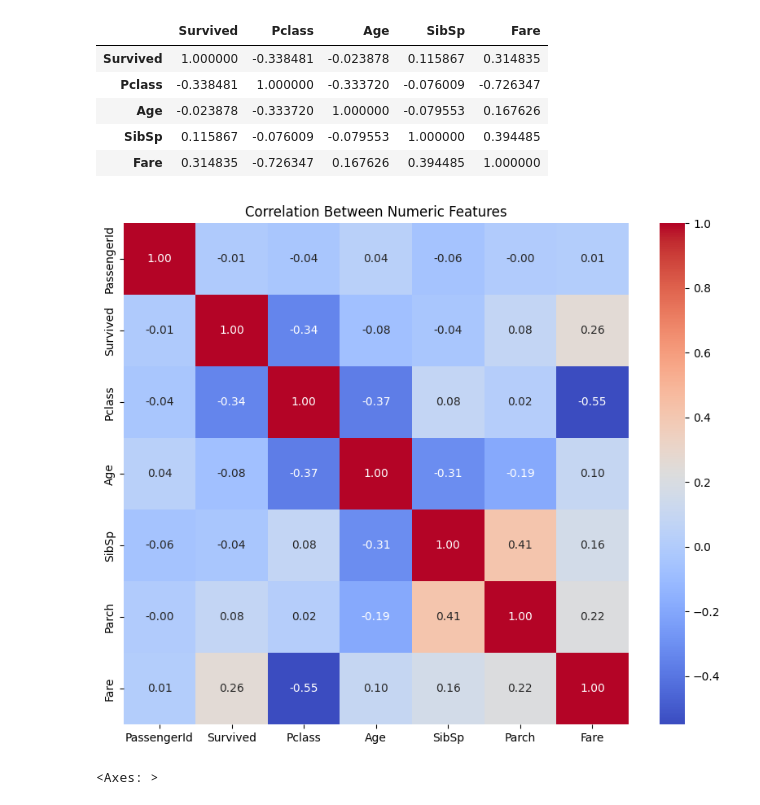
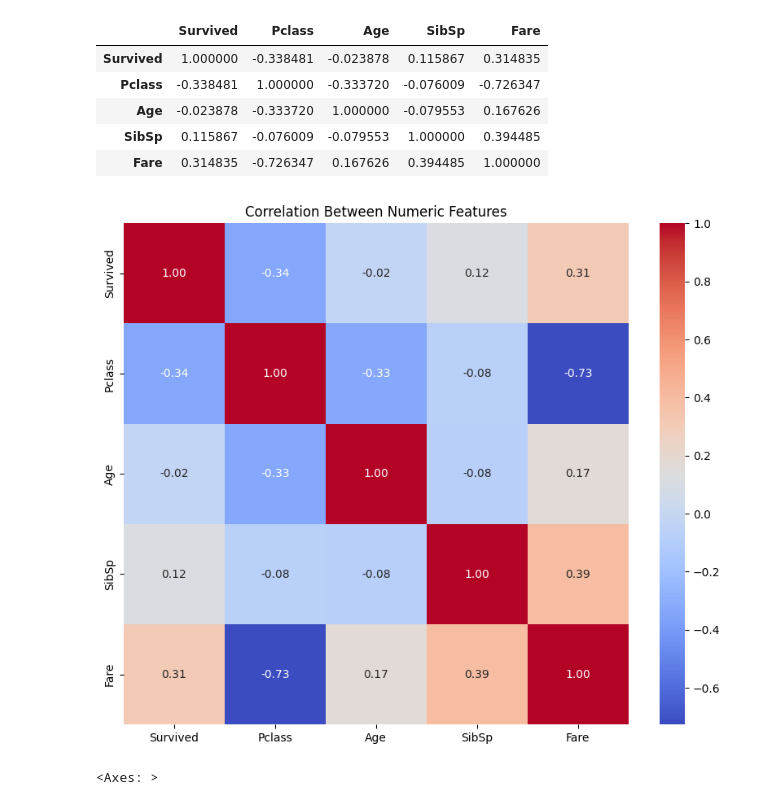
Before and after one commit to MilesQLi/Miles_Data_Science_Collection, a Jupyter notebook: TitanicSurvival/main.ipynb, the cells around one changed output. Cells and saved outputs as stored; diff of their text form; code cells hidden in the pictures.

```diff
--- a/TitanicSurvival/main.ipynb
+++ b/TitanicSurvival/main.ipynb
@@ -197,14 +197,14 @@ train.select_dtypes(include='number').corr()
 # %%
 # Correlation heatmap of numeric features
 plt.figure(figsize=(10, 8))
-numeric_data = train_data.select_dtypes(include=['float64', 'int64'])
+numeric_data = train.select_dtypes(include='number')
 correlation = numeric_data.corr()
 sns.heatmap(correlation, annot=True, cmap='coolwarm', fmt=".2f")
 plt.title('Correlation Between Numeric Features')
 plt.savefig('correlation_heatmap.png')
 plt.show()
 # %% [output]
-[figure, old version]
+[figure, new version]
 # %%
 train.plot(kind='box', figsize= (10,8))
 # %% [output]
```
Also changed, not shown: parts of 35 cells of this notebook.
